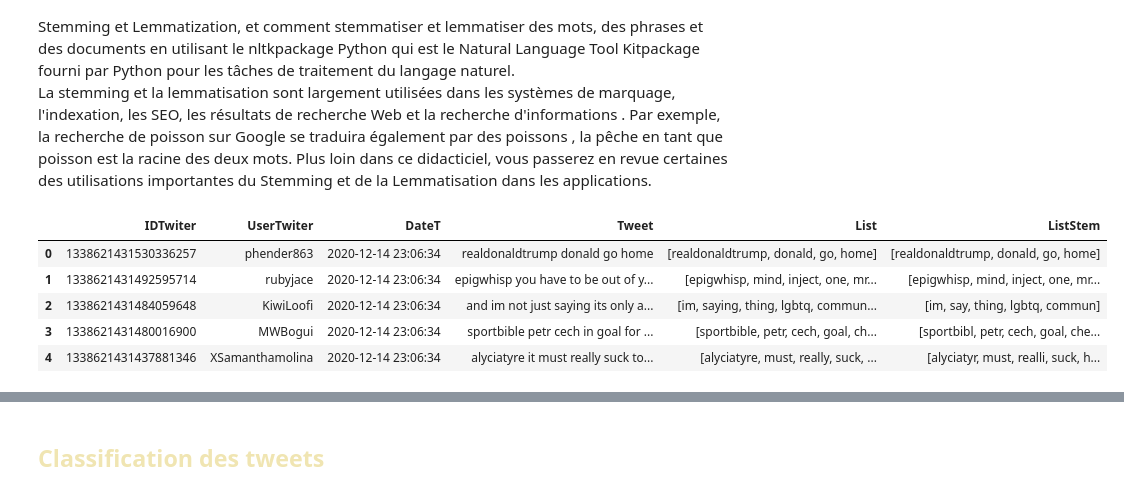
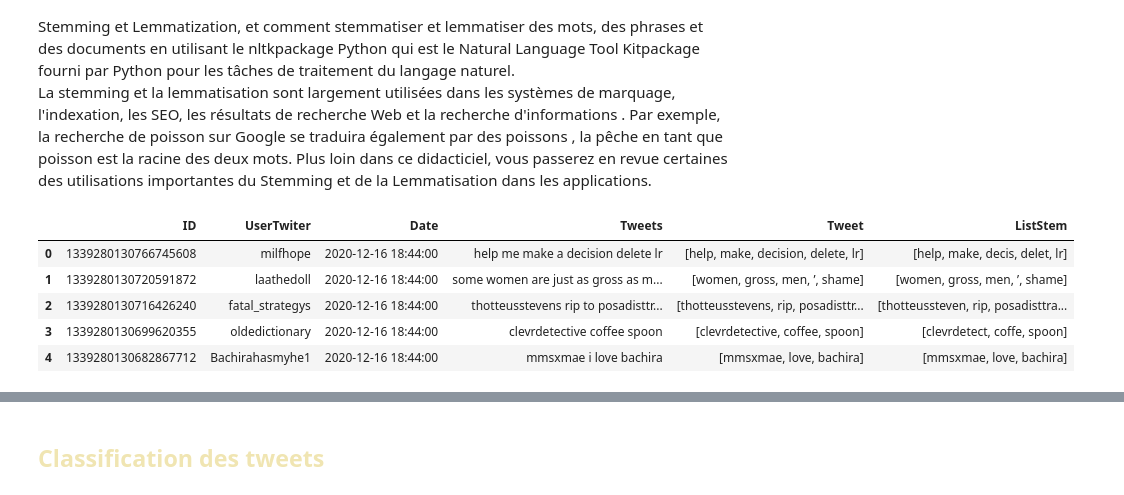
Before and after one commit to inesdai/Projet_twiter, a Jupyter notebook: Classification des Tweets.ipynb, the cells around one changed output, grey strips where cells are left out. Saved outputs shown, nothing was run; the diff lists cells and outputs as text; code cells hidden in the pictures.

```diff
--- a/Classification des Tweets.ipynb
+++ b/Classification des Tweets.ipynb
@@ -249,4 +262,5 @@ nltk.download('punkt')
 [nltk_data]   Package punkt is already up-to-date!
 True
 # %%
-new_stopwords = set(stopwords.words('english') + list(punctuation) + ['AT_USER','URL'])
+from string import punctuation
+new = set(stopwords.words('english') + list(punctuation))
@@ -253,10 +272,8 @@ new_stopwords = set(stopwords.words('english') + list(punctuation) + ['AT_USER',
 # %%
-def convertToList(text):
+def List(text):
     text = word_tokenize(text)
     return [word for word in text if word not in new_stopwords]
-# %%
-def convertToList(text):
-    text = word_tokenize(text)
-    return [word for word in text if word not in new_stopwords]
-ines["Tweet"] = ines["Tweet"].apply(cleanText)
-ines["List"] = ines["Tweet"].apply(convertToList)
+# %%
+import string
+ines["Tweet"] = ines["Tweets"].apply(cleanText)
+ines["Tweet"] = ines["Tweets"].apply(List)
@@ -300,17 +319,17 @@ La stemming et la lemmatisation sont largement utilisées dans les systèmes de
 # %%
 import nltk
 ps = nltk.PorterStemmer()
 
 def stemming (text):
     out = [ps.stem(word) for word in text]
     return out
 
-ines["ListStem"] = ines["List"].apply(lambda x: stemming(x))
+ines["ListStem"] = ines["Tweet"].apply(lambda x: stemming(x))
 ines.head()
 # %% [output]
-|  | IDTwiter | UserTwiter | DateT | Tweet | List | ListStem |
-| 0 | 1338621431530336257 | phender863 | 2020-12-14 23:06:34 | realdonaldtrump donald go home | [realdonaldtrump, donald, go, home] | [realdonaldtrump, donald, go, home] |
-| 1 | 1338621431492595714 | rubyjace | 2020-12-14 23:06:34 | epigwhisp you have to be out of y... | [epigwhisp, mind, inject, one, mr... | [epigwhisp, mind, inject, one, mr... |
-| 2 | 1338621431484059648 | KiwiLoofi | 2020-12-14 23:06:34 | and im not just saying its only a... | [im, saying, thing, lgbtq, commun... | [im, say, thing, lgbtq, commun] |
-| 3 | 1338621431480016900 | MWBogui | 2020-12-14 23:06:34 | sportbible petr cech in goal for ... | [sportbible, petr, cech, goal, ch... | [sportbibl, petr, cech, goal, che... |
-| 4 | 1338621431437881346 | XSamanthamolina | 2020-12-14 23:06:34 | alyciatyre it must really suck to... | [alyciatyre, must, really, suck, ... | [alyciatyr, must, realli, suck, h... |
+|  | ID | UserTwiter | Date | Tweets | Tweet | ListStem |
+| 0 | 1339280130766745608 | milfhope | 2020-12-16 18:44:00 | help me make a decision delete lr | [help, make, decision, delete, lr] | [help, make, decis, delet, lr] |
+| 1 | 1339280130720591872 | laathedoll | 2020-12-16 18:44:00 | some women are just as gross as m... | [women, gross, men, ’, shame] | [women, gross, men, ’, shame] |
+| 2 | 1339280130716426240 | fatal_strategys | 2020-12-16 18:44:00 | thotteusstevens rip to posadisttr... | [thotteusstevens, rip, posadisttr... | [thotteussteven, rip, posadisttra... |
+| 3 | 1339280130699620355 | oldedictionary | 2020-12-16 18:44:00 | clevrdetective coffee spoon | [clevrdetective, coffee, spoon] | [clevrdetect, coffe, spoon] |
+| 4 | 1339280130682867712 | Bachirahasmyhe1 | 2020-12-16 18:44:00 | mmsxmae i love bachira | [mmsxmae, love, bachira] | [mmsxmae, love, bachira] |
```
Also changed, not shown: parts of 32 cells of this notebook.
